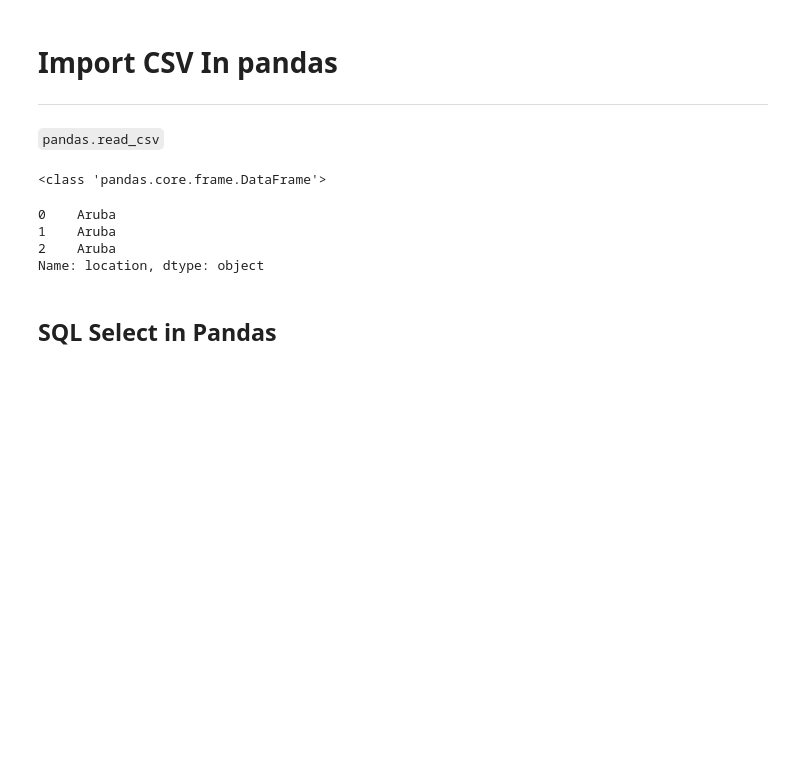
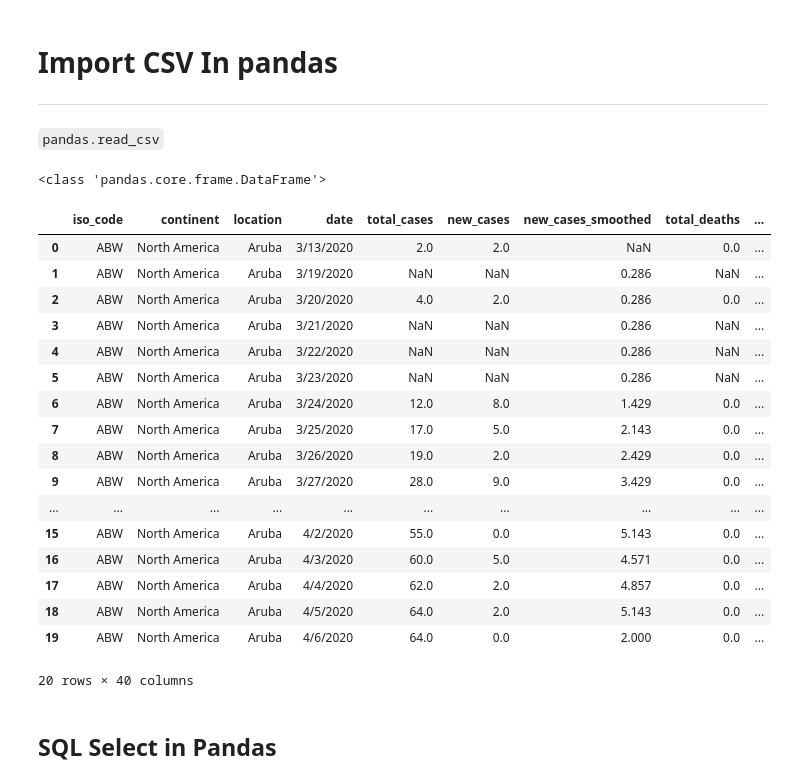
Before and after one commit to suraj-shakya/learning_python, a Jupyter notebook: Basics/Pandas - DataFrame.ipynb, the cells around one changed output. Cells and saved outputs as stored; diff of their text form; code cells hidden in the pictures; blank space fills up the shorter version.

```diff
--- a/Basics/Pandas - DataFrame.ipynb
+++ b/Basics/Pandas - DataFrame.ipynb
@@ -202,15 +202,29 @@ covid_cases = pd.read_csv("owid-covid-data.csv")
 # %%
 print(type(covid_cases))
 # covid_cases.loc?
-# covid_cases.head(20)
-# covid_cases.tail(5)
-covid_cases.loc[:2,"location"]
+covid_cases.head(20)
+#  covid_cases.tail(5)
+# covid_cases.loc[:2,"location"]
 # %% [output]
 <class 'pandas.core.frame.DataFrame'>
+|  | iso_code | continent | location | date | total_cases | new_cases | new_cases_smoothed | total_deaths | ... |
+| 0 | ABW | North America | Aruba | 3/13/2020 | 2.0 | 2.0 | NaN | 0.0 | ... |
+| 1 | ABW | North America | Aruba | 3/19/2020 | NaN | NaN | 0.286 | NaN | ... |
+| 2 | ABW | North America | Aruba | 3/20/2020 | 4.0 | 2.0 | 0.286 | 0.0 | ... |
+| 3 | ABW | North America | Aruba | 3/21/2020 | NaN | NaN | 0.286 | NaN | ... |
+| 4 | ABW | North America | Aruba | 3/22/2020 | NaN | NaN | 0.286 | NaN | ... |
+| 5 | ABW | North America | Aruba | 3/23/2020 | NaN | NaN | 0.286 | NaN | ... |
+| 6 | ABW | North America | Aruba | 3/24/2020 | 12.0 | 8.0 | 1.429 | 0.0 | ... |
+| 7 | ABW | North America | Aruba | 3/25/2020 | 17.0 | 5.0 | 2.143 | 0.0 | ... |
+| 8 | ABW | North America | Aruba | 3/26/2020 | 19.0 | 2.0 | 2.429 | 0.0 | ... |
+| 9 | ABW | North America | Aruba | 3/27/2020 | 28.0 | 9.0 | 3.429 | 0.0 | ... |
+| ... | ... | ... | ... | ... | ... | ... | ... | ... | ... |
+| 15 | ABW | North America | Aruba | 4/2/2020 | 55.0 | 0.0 | 5.143 | 0.0 | ... |
+| 16 | ABW | North America | Aruba | 4/3/2020 | 60.0 | 5.0 | 4.571 | 0.0 | ... |
+| 17 | ABW | North America | Aruba | 4/4/2020 | 62.0 | 2.0 | 4.857 | 0.0 | ... |
+| 18 | ABW | North America | Aruba | 4/5/2020 | 64.0 | 2.0 | 5.143 | 0.0 | ... |
+| 19 | ABW | North America | Aruba | 4/6/2020 | 64.0 | 0.0 | 2.000 | 0.0 | ... |
-0    Aruba
-1    Aruba
-2    Aruba
-Name: location, dtype: object
+20 rows × 40 columns
 # %% [markdown]
 ## SQL Select in Pandas
 # %%
```
Also changed, not shown: 5 other files.
